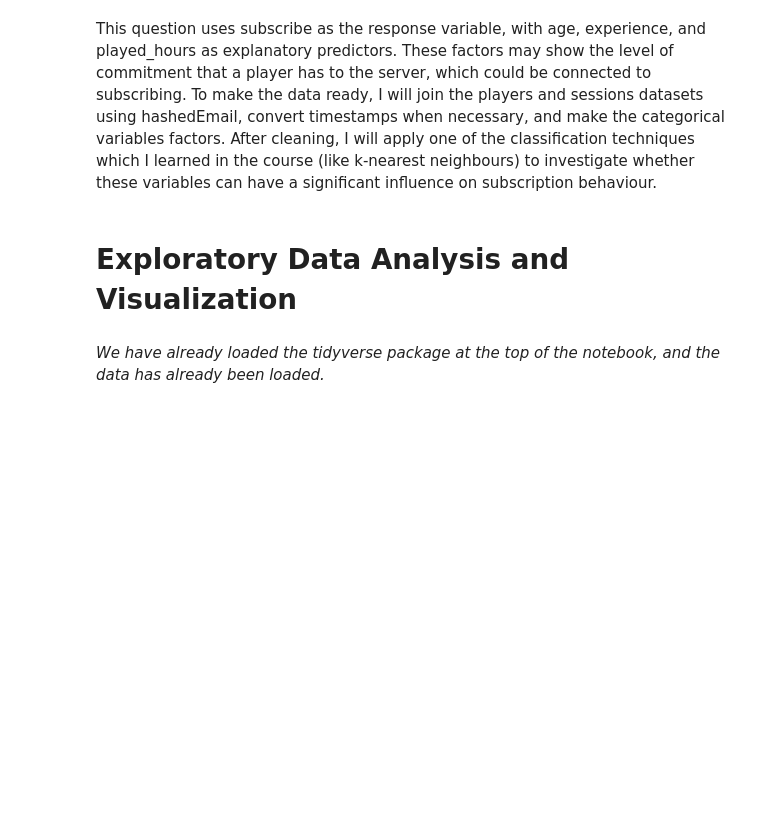
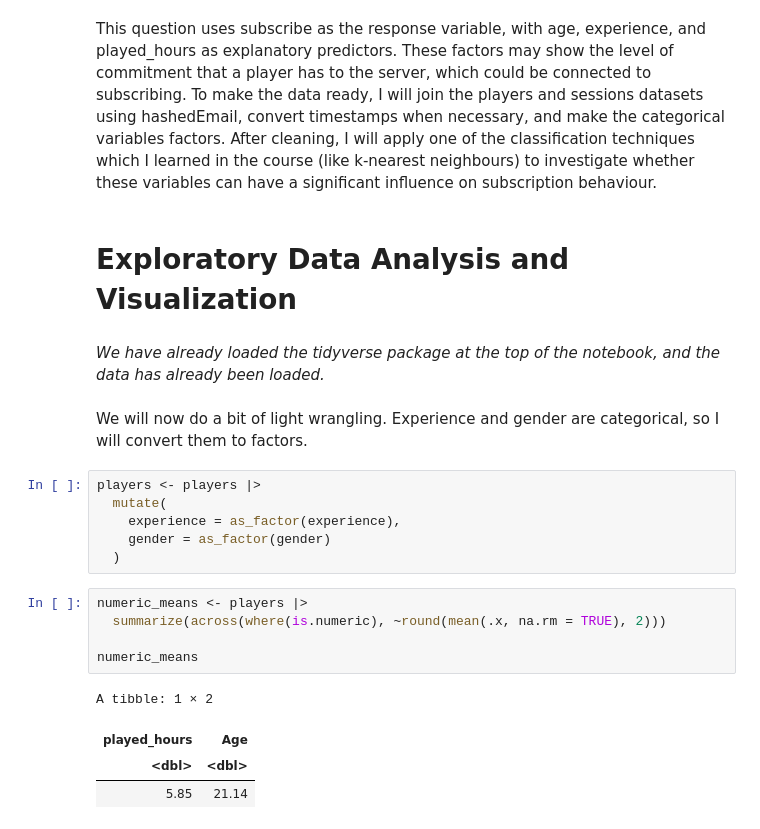
Before and after one commit to terrancewxngg/dsci100-project-planning, a Jupyter notebook: planning_report.ipynb, the cells around one changed output. Drawn from its saved outputs; the diff is of its cells as text; blank space fills up the shorter version.

```diff
--- a/planning_report.ipynb
+++ b/planning_report.ipynb
@@ -182,3 +182,21 @@ This question uses subscribe as the response variable, with age, experience, and
 # Exploratory Data Analysis and Visualization
 # %% [markdown]
 *We have already loaded the tidyverse package at the top of the notebook, and the data has already been loaded.*
+# %% [markdown]
+We will now do a bit of light wrangling. Experience and gender are categorical, so I will convert them to factors.
+# %%
+players <- players |>
+  mutate(
+    experience = as_factor(experience),
+    gender = as_factor(gender)
+  )
+# %%
+numeric_means <- players |>
+  summarize(across(where(is.numeric), ~round(mean(.x, na.rm = TRUE), 2)))
+
+numeric_means
+# %% [output]
+A tibble: 1 × 2
+| played_hours | Age |
+| <dbl> | <dbl> |
+| 5.85 | 21.14 |
```
Also changed, not shown: parts of 12 cells of this notebook.
